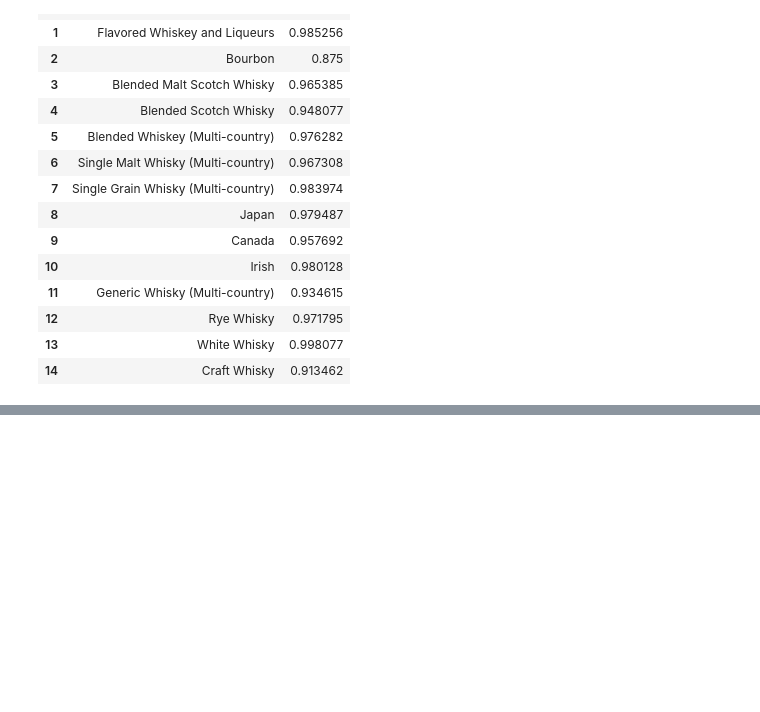
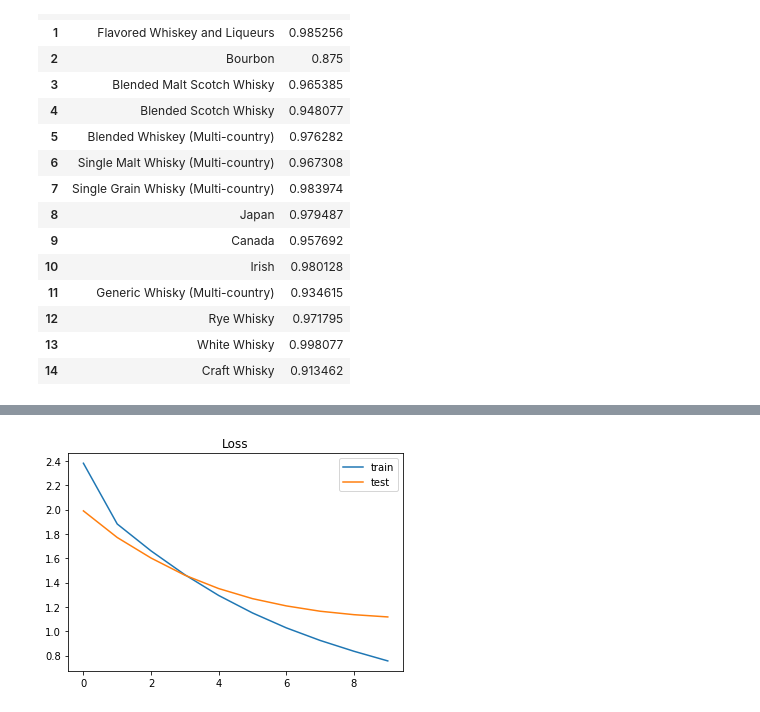
Before and after one commit to Axemen/Project-3, a Jupyter notebook: Keras whisky classification.ipynb, the cells around one changed output, grey strips where cells are left out. Cells and saved outputs as stored; diff of their text form; code cells hidden in the pictures; blank space fills up the shorter version.

```diff
--- a/Keras whisky classification.ipynb
+++ b/Keras whisky classification.ipynb
@@ -151,0 +320,8 @@ result_df
+# %%
+vectorizer = TfidfVectorizer(stop_words=stop_words, max_features=500, ngram_range=(1, 3))
+vectorizer.fit(df['descriptions'])
+X = vectorizer.transform(df['descriptions'])
+# %%
+X_train, X_test, y_train, y_test = train_test_split(X,y, test_size = 0.30, random_state = 42)
+print(X_train.shape,y_train.shape)
+print(X_test.shape,y_test.shape)
@@ -151,0 +331,13 @@ result_df
+# %%
+model = Sequential()
+# model.add(Embedding(500, 100, input_length=X.shape[1]))
+# model.add(LSTM(100, return_sequences= True))
+# model.add(LSTM(100))
+model.add(Dense(500, input_dim = 500))
+# model.add(SpatialDropout1D(0.2))
+model.add(Dense(15, activation='softmax'))
+model.compile(loss='categorical_crossentropy', optimizer='adam', metrics=['accuracy'])
+
+epochs = 10
+batch_size = 128
+model.summary()
@@ -151,0 +356,4 @@ result_df
+# %%
+history = model.fit(X_train, y_train, epochs=epochs, batch_size=batch_size, validation_split=0.4,
+                    callbacks=[EarlyStopping(monitor='val_loss', patience=3, min_delta=0.0001)],
+                    verbose = 1)#, validation_data=(X_test, y_test))
@@ -151,0 +394,8 @@ result_df
+# %%
+plt.title('Loss')
+plt.plot(history.history['loss'], label='train')
+plt.plot(history.history['val_loss'], label='test')
+plt.legend()
+plt.show();
+# %% [output]
+[figure, added]
```
Also changed, not shown: parts of 39 cells of this notebook, 1 other file.
